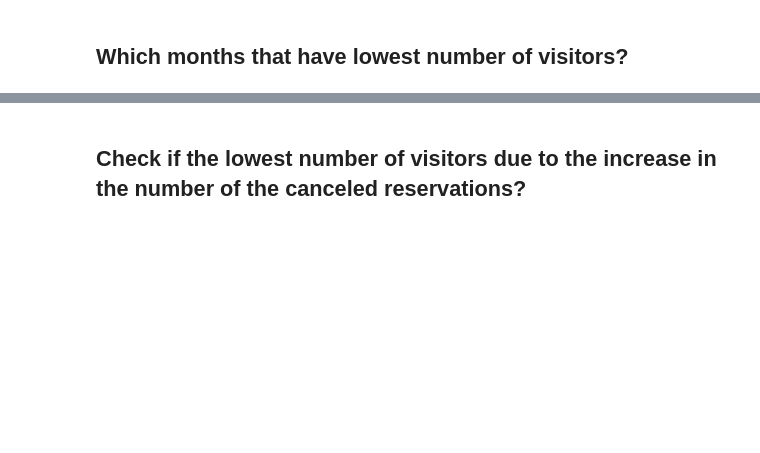
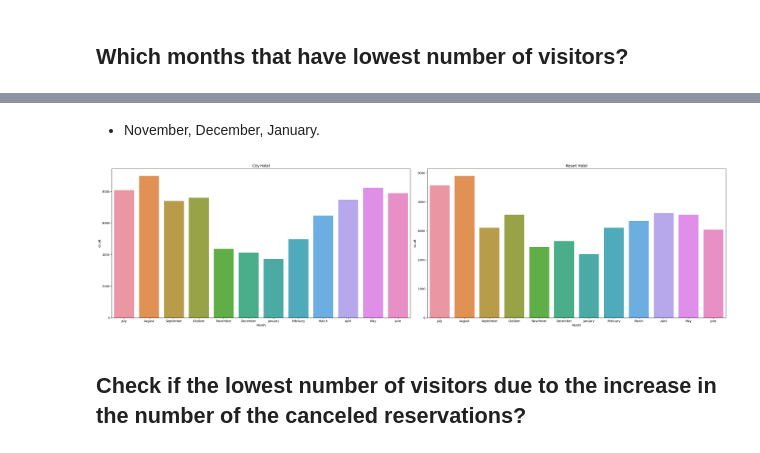
Before and after one commit to Tuwaiq-Data-Science-Bootcamp-V4/PCA-Lab, a Jupyter notebook: CV_Assignment.ipynb, the cells around one changed output, grey strips where cells are left out. Cells and saved outputs as stored; diff of their text form; code cells hidden in the pictures; blank space fills up the shorter version.

```diff
--- a/CV_Assignment.ipynb
+++ b/CV_Assignment.ipynb
@@ -128,2 +138,20 @@ df.describe(include='object')
+# %% [markdown]
+- November, December, January.
+# %%
+plt.figure(figsize=[30,8])
+
+plt.subplot(1,2,1)
+sns.countplot( x=df[df['hotel'] == 'City Hotel']['arrival_date_month'])
+plt.xlabel('Month')
+plt.title('City Hotel')
+
+plt.subplot(1,2,2)
+sns.countplot(df, x=df[df['hotel'] == 'Resort Hotel']['arrival_date_month'])
+plt.title('Resort Hotel')
+plt.xlabel('Month')
+plt.tight_layout()
+plt.show()
+# %% [output]
+[figure, added]
 # %% [markdown]
 ## Check if the lowest number of visitors due to the increase in the number of the canceled reservations?
```
Also changed, not shown: parts of 36 cells of this notebook.
